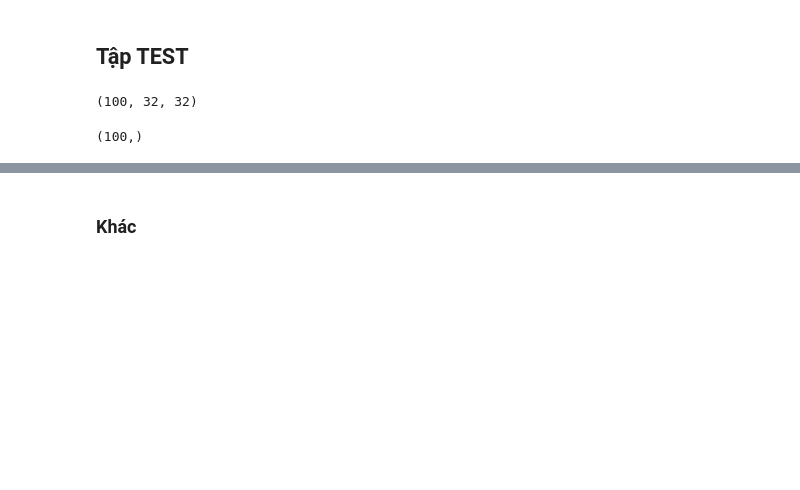
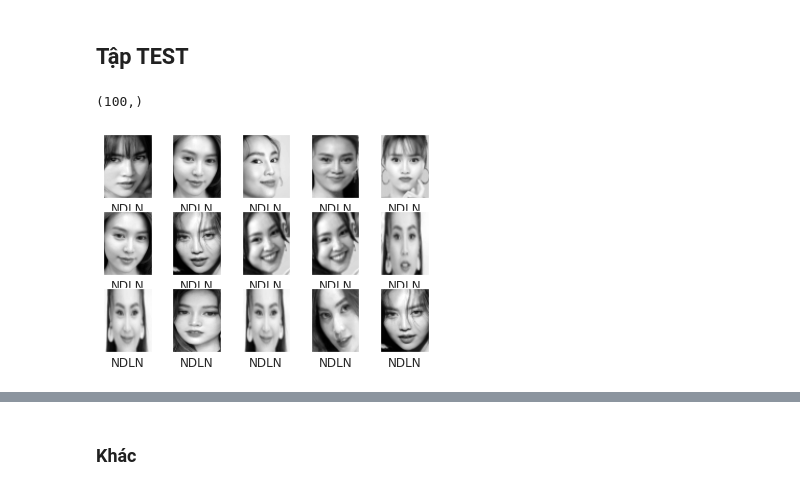
Before and after one commit to kangdoung/CS114.K21, a Jupyter notebook: Do_an_cuoi_ky/Classify_face_celeb_svc_and_cnn.ipynb, the cells around one changed output, grey strips where cells are left out. Cells and saved outputs as stored; diff of their text form; code cells hidden in the pictures; blank space fills up the shorter version.

```diff
--- a/Do_an_cuoi_ky/Classify_face_celeb_svc_and_cnn.ipynb
+++ b/Do_an_cuoi_ky/Classify_face_celeb_svc_and_cnn.ipynb
@@ -57,16 +60,18 @@ label_train.shape
 # building an array of images and finding its shape.
 Images_test = []
 for imgfolder in os.listdir('drive/My Drive/Data_No_Aug/ML/Test/'):
+    i = 1
     for filename in os.listdir('drive/My Drive/Data_No_Aug/ML/Test/' + imgfolder):
         filename = 'drive/My Drive/Data_No_Aug/ML/Test/' + imgfolder + '/' + filename
-        #print(filename)
+        print(i)
+        i += 1
+        print(filename)
         img = cv2.imread(filename,0)
-        img = cv2.resize(img, (32,32), interpolation = cv2.INTER_AREA)
+        img = cv2.resize(img, (216,216), interpolation = cv2.INTER_AREA)
+        print(img.shape)
         Images_test.append(img)
 Images_test = np.asarray(Images_test)
 Images_test.shape
-# %% [output]
-(100, 32, 32)
 # %%
 label_test = []
 for imgfolder in os.listdir('drive/My Drive/Data_No_Aug/ML/Test/'):
@@ -76,3 +81,14 @@ label_test = np.asarray(label_test)
 label_test.shape
 # %% [output]
 (100,)
+# %%
+#display training images and labels to make sure they lineup correctly
+%matplotlib inline
+import seaborn as sns; sns.set()
+
+fig,ax = plt.subplots(3,5)
+for i, axis in enumerate(ax.flat):
+    axis.imshow(Images_train[i], cmap= 'gray')
+    axis.set(xticks = [], yticks=[], xlabel=label_train[i])
+# %% [output]
+[figure, added]
```
Also changed, not shown: parts of 12 cells of this notebook.
